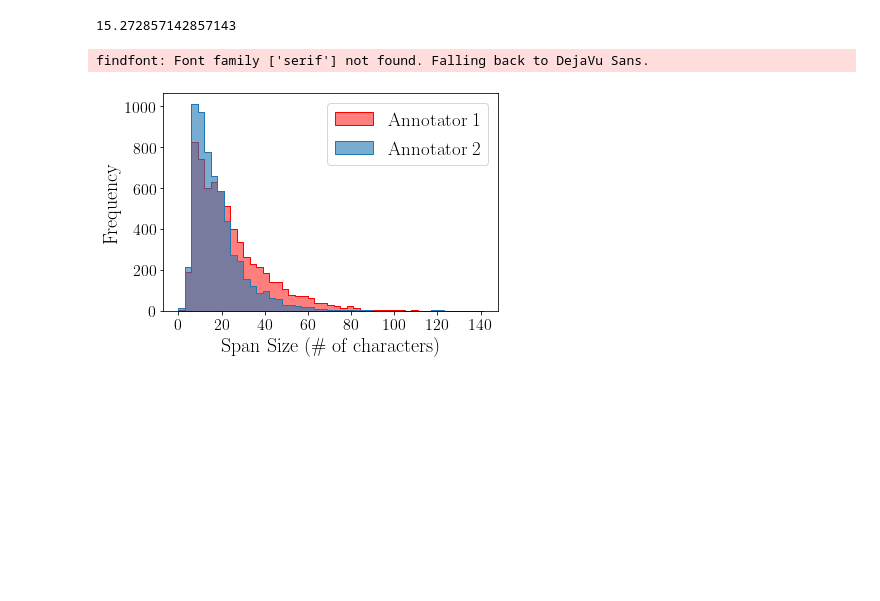
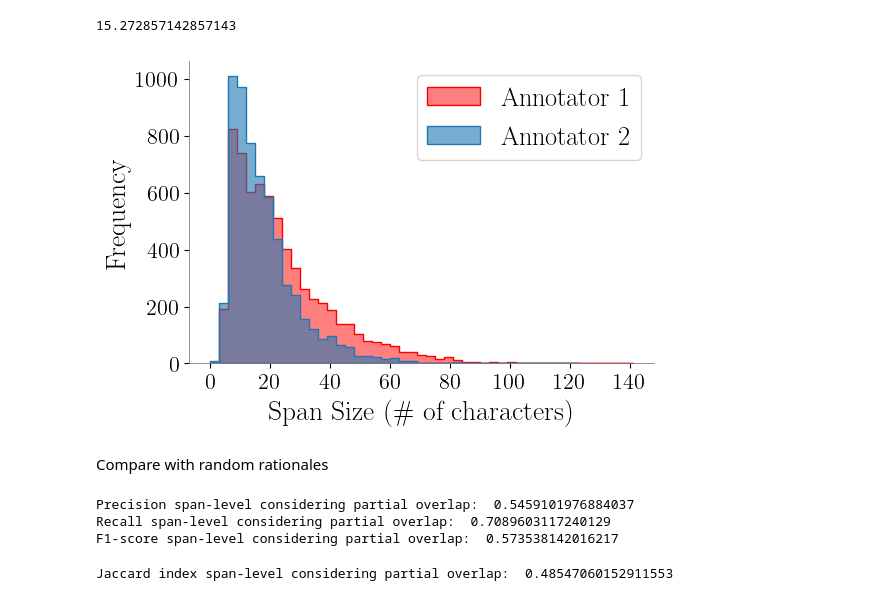
Before and after one commit to isadorasalles/HateBRXplain, a Jupyter notebook: utils/inter_annotator_agreements.ipynb, the cells around one changed output. Saved outputs shown, nothing was run; the diff lists cells and outputs as text; code cells hidden in the pictures; blank space fills up the shorter version.

Commit message:
Add random rationales agreement comparison

```diff
--- a/utils/inter_annotator_agreements.ipynb
+++ b/utils/inter_annotator_agreements.ipynb
@@ -247,23 +254,36 @@ for r1, r2 in zip(rationales_1, rationales_2):
 # %%
 import seaborn as sns
 import matplotlib.pyplot as plt
 
 from matplotlib import rc
 
 rc('font', **{'family': 'serif', 'serif': ['Computer Modern']})
 rc('text', usetex=True)
 rc('text.latex', preamble=r'\usepackage{amsmath}\usepackage{amssymb}')
+plt.rcParams['savefig.dpi'] = 300  # Ensures high-quality output
+plt.rcParams['figure.dpi'] = 100
 
 plt.figure()
 sns.histplot(data=spans_r1, color='red', binwidth=3, element='step', label='Annotator 1', alpha=0.5)
 sns.histplot(data=spans_r2, color='tab:blue', binwidth=3,  element='step', label = 'Annotator 2', alpha=0.6)
 plt.ylabel('Frequency', fontsize=20)
 plt.xlabel('Span Size (\# of characters)', fontsize =20)
 plt.xticks(fontsize=16)
 plt.yticks(fontsize=16)
 plt.legend(fontsize=19)
+plt.gca().spines['right'].set_visible(False)
+plt.gca().spines['top'].set_visible(False)
+plt.gca().spines['left'].set_visible(True)
+plt.gca().spines['bottom'].set_visible(True)
+
+plt.gca().spines['left'].set_linewidth(0.6)
+plt.gca().spines['bottom'].set_linewidth(0.6)
+
+plt.gca().spines['left'].set_color('grey')
+plt.gca().spines['bottom'].set_color('grey')
 plt.savefig('histogram.jpg', bbox_inches = 'tight')
 plt.show()
 # %% [output]
-findfont: Font family ['serif'] not found. Falling back to DejaVu Sans.
-[figure, old version]
+[figure, new version]
+# %% [markdown]
+Compare with random rationales
@@ -269,0 +313,10 @@ findfont: Font family ['serif'] not found. Falling back to DejaVu Sans.
+# %%
+f1_r = f1_score(random1, random2)
+# %% [output]
+Precision span-level considering partial overlap:  0.5459101976884037
+Recall span-level considering partial overlap:  0.7089603117240129
+F1-score span-level considering partial overlap:  0.573538142016217
+# %%
+jac_r = jaccard_index(random1, random2)
+# %% [output]
+Jaccard index span-level considering partial overlap:  0.48547060152911553
```
Also changed, not shown: parts of 11 cells of this notebook, 4 other files.
